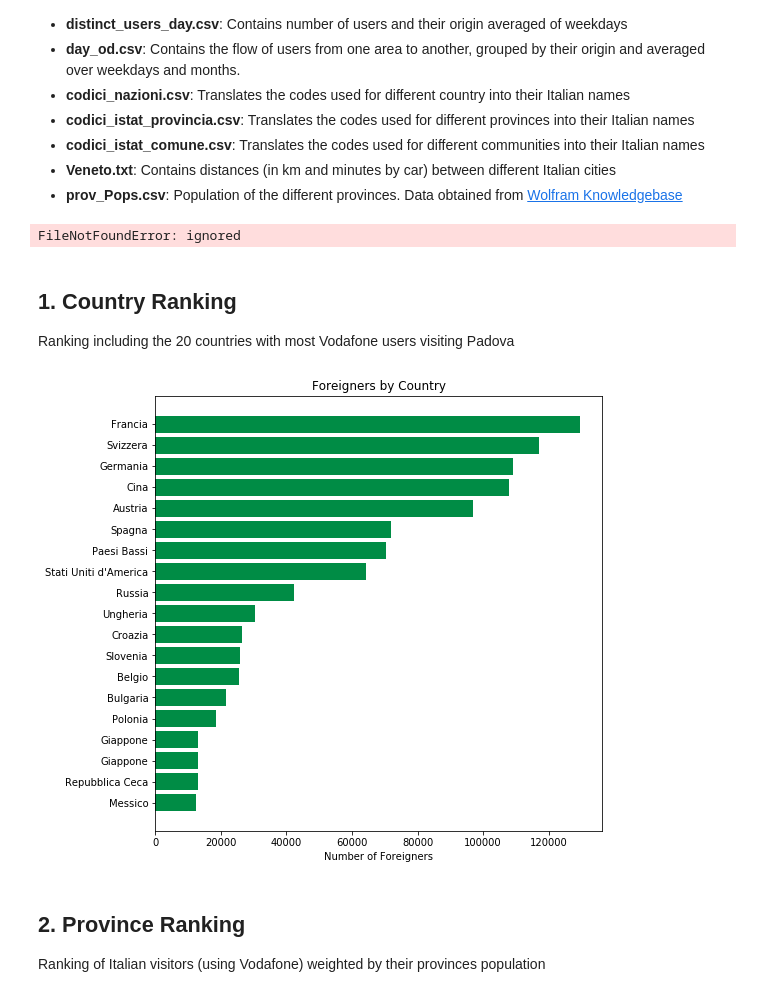
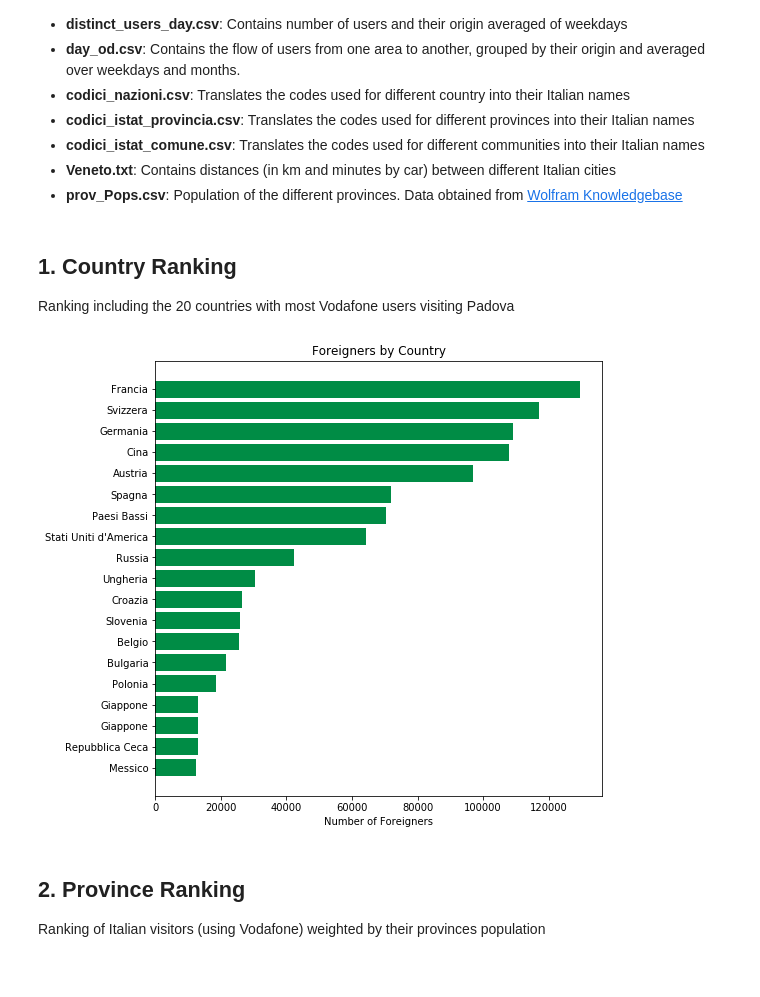
Before and after one commit to PhilippZ94/Vodafone, a Jupyter notebook: Vodafone.ipynb, the cells around one changed output. Drawn from its saved outputs; the diff is of its cells as text; code cells hidden in the pictures.

```diff
--- a/Vodafone.ipynb
+++ b/Vodafone.ipynb
@@ -13,3 +17,7 @@ import networkx as nx
+# %%
+#TODO pick environment path
+path = "/content/drive/My Drive/Uni/Master/Machine Learning Lab/Python Course/Project/Vodafone/Data/"
+#path = "../Data"
 # %% [markdown]
 ### Reading the Data
 
@@ -21,19 +29,17 @@ import networkx as nx
 - __Veneto.txt__: Contains distances (in km and minutes by car) between different Italian cities
 - __prov_Pops.csv__: Population of the different provinces. Data obtained from [Wolfram Knowledgebase](http://www.wolfram.com/knowledgebase)
 # %%
-df_Veneto = pd.read_csv('../Data/Veneto.txt',sep=';',decimal=',')
-df_Codici_Comune = pd.read_csv('../Data/codici_istat_comune.csv',encoding='latin1')
-df_Codici_Provincia = pd.read_csv('../Data/codici_istat_provincia.csv', encoding='latin1')
-df_Codici_Nazioni = pd.read_csv('../Data/codici_nazioni.csv', encoding='utf-16')
-df_Day = pd.read_csv('../Data/day_od.csv', encoding='utf-16')
-df_Distinct_Users = pd.read_csv('../Data/distinct_users_day.csv', encoding='latin1')
-df_Prov_People = pd.read_csv('../Data/provPops.csv', header=None, names=['PRO_CODE', 'POPULATION'])
+df_Veneto = pd.read_csv(path+'Veneto.txt',sep=';',decimal=',')
+df_Codici_Comune = pd.read_csv(path+'codici_istat_comune.csv',encoding='latin1')
+df_Codici_Provincia = pd.read_csv(path+'/codici_istat_provincia.csv', encoding='latin1')
+df_Codici_Nazioni = pd.read_csv(path+'codici_nazioni.csv', encoding='utf-16')
+df_Day = pd.read_csv(path+'day_od.csv', encoding='utf-16')
+df_Distinct_Users = pd.read_csv(path+'distinct_users_day.csv', encoding='latin1')
+df_Prov_People = pd.read_csv(path+'provPops.csv', header=None, names=['PRO_CODE', 'POPULATION'])
-# %% [output]
-FileNotFoundError: ignored
 # %%
 # Dictionaries often are better to use than data frames
-NationCode = dict(zip(df_Codici_Nazioni.COD_COUNTRY,df_Codici_Nazioni.COUNTRY_NAME_IT))
-NationCode_r = dict(zip(df_Codici_Nazioni.COUNTRY_NAME_IT, df_Codici_Nazioni.COD_COUNTRY))
+nationNames = dict(zip(df_Codici_Nazioni.COD_COUNTRY,df_Codici_Nazioni.COUNTRY_NAME_IT))
+nationNames_r = dict(zip(df_Codici_Nazioni.COUNTRY_NAME_IT, df_Codici_Nazioni.COD_COUNTRY))
 ProvinceNames = dict(zip(df_Codici_Provincia.COD_PRO, df_Codici_Provincia.PROVINCIA))
 ProvinceNames_r = dict(zip(df_Codici_Provincia.PROVINCIA, df_Codici_Provincia.COD_PRO))
 ProvincePop = dict(zip(df_Prov_People.PRO_CODE, df_Prov_People.POPULATION))
@@ -50,7 +56,7 @@ CCodes = []
 Fluxes = []
 
 for country in Countries:
-    code = NationCode_r[country]
+    code = nationNames_r[country]
     Flux = Foreigners[Foreigners['COD_COUNTRY']==code].VISITORS.sum()
     if Flux != 0 :
         CCodes.append(code)
@@ -64,16 +70,16 @@ Fluxes = Fluxes[-24:-13] + Fluxes[16:]
 # %%
 fig, ax = plt.subplots(1,1, figsize=(8,8))
 
 
-Object = [NationCode[CCodes[i]] for i in range(len(CCodes))]
+Object = [nationNames[CCodes[i]] for i in range(len(CCodes))]
 y_pos = np.arange(len(Object))
 plt.barh(y_pos, Fluxes, color='#008C45')
 plt.yticks(y_pos, Object)
 plt.title("Foreigners by Country")
 plt.xlabel("Number of Foreigners")
 plt.show()
 # %% [output]
-[figure, old version]
+[figure, new version]
 # %% [markdown]
 ## 2. Province Ranking
 
```
Also changed, not shown: parts of 10 cells of this notebook, 1 other file.
